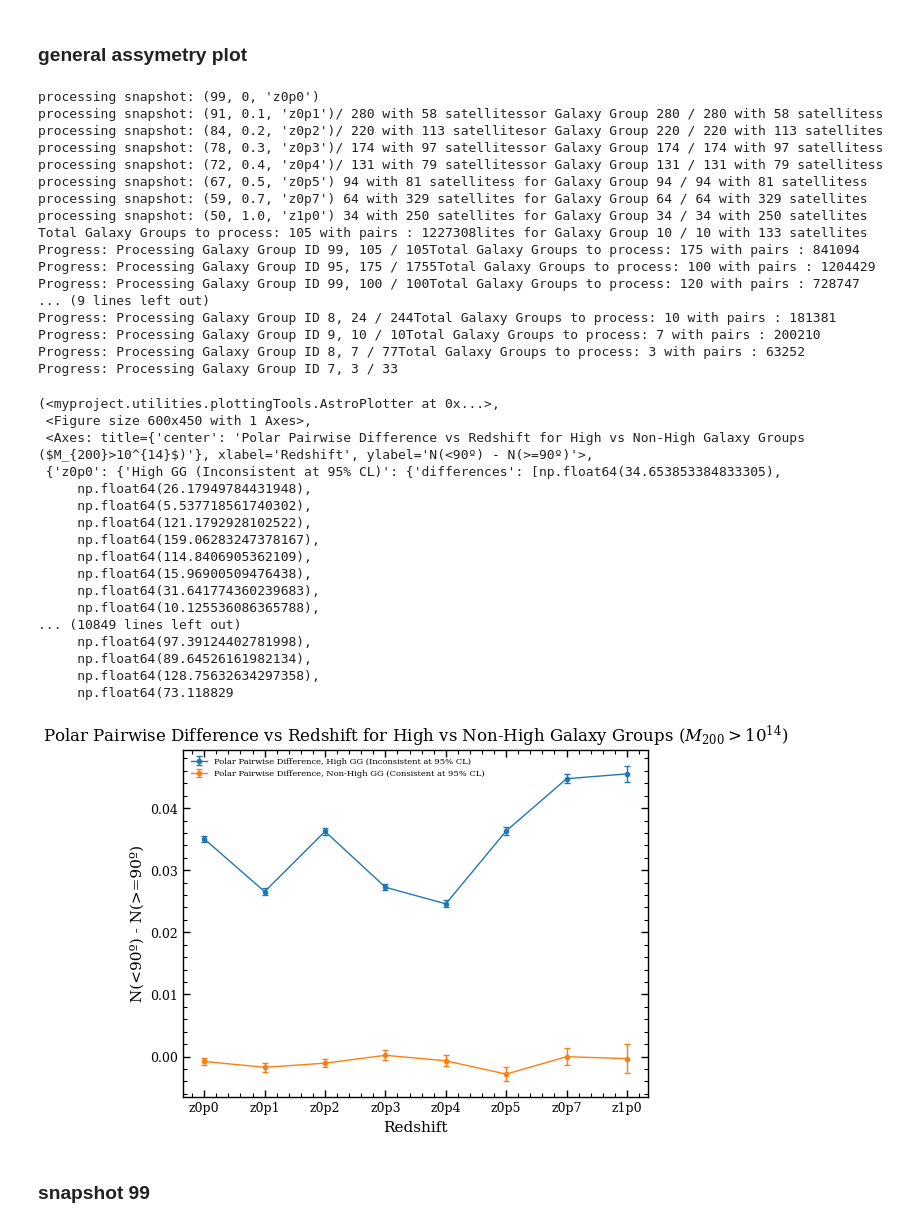
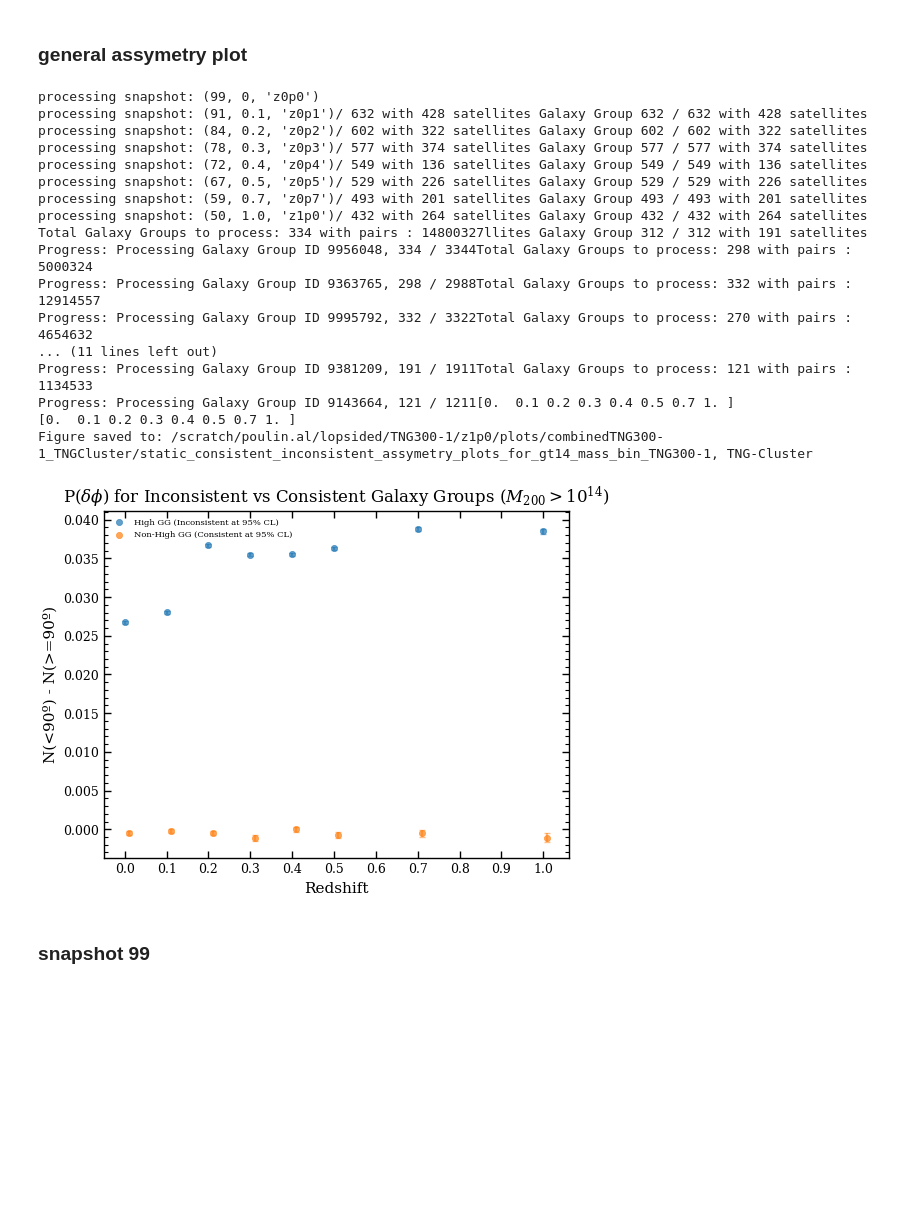
Before and after one commit to poulinal/sat-lopsidedness, a Jupyter notebook: src/myproject/redshiftGalaxyGroup-staticmassbins-combine300Cluster.ipynb, the cells around one changed output. Saved outputs shown, nothing was run; the diff lists cells and outputs as text; code cells hidden in the pictures; blank space fills up the shorter version.

Commit message:
as of wed may6, fine tuning plots

```diff
--- a/src/myproject/redshiftGalaxyGroup-staticmassbins-combine300Cluster.ipynb
+++ b/src/myproject/redshiftGalaxyGroup-staticmassbins-combine300Cluster.ipynb
@@ -846,10 +863,0 @@ Figure saved to: /scratch/poulin.al/lopsided/TNG300-1/z1p0/plots/static_percent_
-# %%
-galaxyAnalysisSnapshot = listRedshiftGalaxyAnalysis.getGalaxyAnalysisSnapshot(99)
-random_MRL_values = galaxyAnalysisSnapshot.filtered_gt13_ls13p5_list_of_galaxy_groups.compute_MRL_random_distribution_curves_for_LGG(
-            parallelize=False, num_samples=1000
-        )
-print(f"num galaxies in gt13 lt13p5: {galaxyAnalysisSnapshot.filtered_gt13_ls13p5_list_of_galaxy_groups.getNumGalaxyGroups()}")
-(f99, c99, n99, _), _, _ = galaxyAnalysisSnapshot.getPercentOfClustersAboveRandomMRLCL(
-            galaxyAnalysisSnapshot.filtered_gt13_ls13p5_list_of_galaxy_groups, percentageMRL=90, random_mrl_values=random_MRL_values
-        )
-print(f99, c99, n99)
@@ -895,7 +899,7 @@ for snapshot in SnapshotEnum.getAllSnapshots():
         continue  # too high redshift
 
     print(f"Processing snapshot {snapshot[0]}...")
-    galaxyAnalysisSnapshot = listRedshiftGalaxyAnalysis.getGalaxyAnalysisSnapshot(snapshot[0])
+    galaxyAnalysisSnapshot = getListRedshiftGalaxyAnalysisForSnap(snapshot[0])
 
 
     mass_bins = [
@@ -1188,7 +1198,7 @@ for snapshot in SnapshotEnum.getAllSnapshots():
     if snapshot[0] < 45:
         continue #too high redshift
     print(f"Processing snapshot {snapshot[0]}...")
-    galaxyAnalysisSnapshot = listRedshiftGalaxyAnalysis.getGalaxyAnalysisSnapshot(snapshot[0])
+    galaxyAnalysisSnapshot = getListRedshiftGalaxyAnalysisForSnap(snapshot[0])
     mass_bins = [
         galaxyAnalysisSnapshot.filtered_gt13_ls13p5_list_of_galaxy_groups,
         galaxyAnalysisSnapshot.filtered_gt13p5_ls14_list_of_galaxy_groups,
@@ -1196,7 +1206,7 @@ for snapshot in SnapshotEnum.getAllSnapshots():
         galaxyAnalysisSnapshot.filtered_gt14p5_ls15_list_of_galaxy_groups,
         galaxyAnalysisSnapshot.filtered_gt15_list_of_galaxy_groups,
     ]
-    redshifts.append(galaxyAnalysisSnapshot.snapshot_dic[snapshot[0]][1])
+    redshifts.append(snapshot[1])
     redshift_mass_bins.append(mass_bins)
 
 polarPairwiseDifference_plotter, polarPairwiseDifference_fig, polarPairwiseDifference_ax, polar_pairwise_by_type_by_redshift = asymetryPlots(redshifts, listRedshiftGG=redshift_mass_bins, listGGLabels=mass_bin_labels, plotRows=1, plotCols=1)
@@ -1648,14 +1673,14 @@ def getConsistentInconsistentAssymetryPlots(
     for snapshot_enum in allSnapshotEnums:
         snapshot_num = snapshot_enum[0]
         print(f"processing snapshot: {snapshot_enum}")
-        galaxyAnalysisSnapshot = listRedshiftGalaxyAnalysis.getGalaxyAnalysisSnapshot(snapshot_num)
+        galaxyAnalysisSnapshot = getListRedshiftGalaxyAnalysisForSnap(snapshot_num)
         mass_bin = mass_bin_getter(galaxyAnalysisSnapshot)
         if mass_bin.getNumGalaxyGroups() == 0:
             continue
 
         random_MRL_values = mass_bin.compute_MRL_random_distribution_curves_for_LGG(
             parallelize=False,
-            num_samples=100000,
+            num_samples=1000,
         )
         MRL_values = mass_bin.compute_probablity_distribution_of_MRL_directionality(parallelize=False)
 
@@ -1676,7 +1701,7 @@ def getConsistentInconsistentAssymetryPlots(
         high_list_galaxy_groups = ListGalaxyGroup(high_galaxy_groups)
         non_high_list_galaxy_groups = ListGalaxyGroup(non_high_galaxy_groups)
 
-        redshifts.append(galaxyAnalysisSnapshot.snapshot_dic[snapshot_num][1])
+        redshifts.append(snapshot_enum[1])
         redshift_mass_bins.append([high_list_galaxy_groups, non_high_list_galaxy_groups])
 
     panel_title = title if title is not None else (
@@ -1701,49 +1726,37 @@ def getConsistentInconsistentAssymetryPlots(
     return assymetry_plotter, assymetry_fig, assymetry_ax, assymetry_by_type_by_redshift
 # %%
 snapshotsAbove50 = [s for s in SnapshotEnum.getAllSnapshots() if s[0] >= 50]
-getConsistentInconsistentAssymetryPlots(
+consistent_inconsistent_assymetry_plotter, consistent_inconsistent_assymetry_fig, consistent_inconsistent_assymetry_ax, consistent_inconsistent_assymetry_by_type_by_redshift = getConsistentInconsistentAssymetryPlots(
     listRedshiftGalaxyAnalysis=listRedshiftGalaxyAnalysis,
     allSnapshotEnums=snapshotsAbove50,
     mass_bin_getter=lambda snapshot: snapshot.filtered_gt14_list_of_galaxy_groups,
     mass_bin_label='$M_{200}>10^{14}$',
     percentageMRL=95,
 )
+
+consistent_inconsistent_assymetry_plotter.save_figure(
+    consistent_inconsistent_assymetry_fig,
+    galaxyAnalysisSnapshot.scratchPlotDirc    + f'/static_consistent_inconsistent_assymetry_plots_for_gt14_mass_bin_{galaxyAnalysisSnapshot.sim}{galaxyAnalysisSnapshot.plotEndingFormat}',
+)
 # %% [output]
 processing snapshot: (99, 0, 'z0p0')
-processing snapshot: (91, 0.1, 'z0p1')/ 280 with 58 satellitessor Galaxy Group 280 / 280 with 58 satellitess
-processing snapshot: (84, 0.2, 'z0p2')/ 220 with 113 satellitesor Galaxy Group 220 / 220 with 113 satellites
-processing snapshot: (78, 0.3, 'z0p3')/ 174 with 97 satellitessor Galaxy Group 174 / 174 with 97 satellitess
-processing snapshot: (72, 0.4, 'z0p4')/ 131 with 79 satellitessor Galaxy Group 131 / 131 with 79 satellitess
-processing snapshot: (67, 0.5, 'z0p5') 94 with 81 satellitess for Galaxy Group 94 / 94 with 81 satellitess
-processing snapshot: (59, 0.7, 'z0p7') 64 with 329 satellites for Galaxy Group 64 / 64 with 329 satellites
-processing snapshot: (50, 1.0, 'z1p0') 34 with 250 satellites for Galaxy Group 34 / 34 with 250 satellites
-Total Galaxy Groups to process: 105 with pairs : 1227308lites for Galaxy Group 10 / 10 with 133 satellites
-Progress: Processing Galaxy Group ID 99, 105 / 105Total Galaxy Groups to process: 175 with pairs : 841094
-Progress: Processing Galaxy Group ID 95, 175 / 1755Total Galaxy Groups to process: 100 with pairs : 1204429
-Progress: Processing Galaxy Group ID 99, 100 / 100Total Galaxy Groups to process: 120 with pairs : 728747
-... (9 lines left out)
-Progress: Processing Galaxy Group ID 8, 24 / 244Total Galaxy Groups to process: 10 with pairs : 181381
-Progress: Processing Galaxy Group ID 9, 10 / 10Total Galaxy Groups to process: 7 with pairs : 200210
-Progress: Processing Galaxy Group ID 8, 7 / 77Total Galaxy Groups to process: 3 with pairs : 63252
-Progress: Processing Galaxy Group ID 7, 3 / 33
+processing snapshot: (91, 0.1, 'z0p1')/ 632 with 428 satellites Galaxy Group 632 / 632 with 428 satellites
+processing snapshot: (84, 0.2, 'z0p2')/ 602 with 322 satellites Galaxy Group 602 / 602 with 322 satellites
+processing snapshot: (78, 0.3, 'z0p3')/ 577 with 374 satellites Galaxy Group 577 / 577 with 374 satellites
+processing snapshot: (72, 0.4, 'z0p4')/ 549 with 136 satellites Galaxy Group 549 / 549 with 136 satellites
+processing snapshot: (67, 0.5, 'z0p5')/ 529 with 226 satellites Galaxy Group 529 / 529 with 226 satellites
+processing snapshot: (59, 0.7, 'z0p7')/ 493 with 201 satellites Galaxy Group 493 / 493 with 201 satellites
+processing snapshot: (50, 1.0, 'z1p0')/ 432 with 264 satellites Galaxy Group 432 / 432 with 264 satellites
+Total Galaxy Groups to process: 334 with pairs : 14800327llites Galaxy Group 312 / 312 with 191 satellites
+Progress: Processing Galaxy Group ID 9956048, 334 / 3344Total Galaxy Groups to process: 298 with pairs : 5000324
+Progress: Processing Galaxy Group ID 9363765, 298 / 2988Total Galaxy Groups to process: 332 with pairs : 12914557
+Progress: Processing Galaxy Group ID 9995792, 332 / 3322Total Galaxy Groups to process: 270 with pairs : 4654632
+... (11 lines left out)
+Progress: Processing Galaxy Group ID 9381209, 191 / 1911Total Galaxy Groups to process: 121 with pairs : 1134533
+Progress: Processing Galaxy Group ID 9143664, 121 / 1211[0.  0.1 0.2 0.3 0.4 0.5 0.7 1. ]
+[0.  0.1 0.2 0.3 0.4 0.5 0.7 1. ]
+Figure saved to: /scratch/poulin.al/lopsided/TNG300-1/z1p0/plots/combinedTNG300-1_TNGCluster/static_consistent_inconsistent_assymetry_plots_for_gt14_mass_bin_TNG300-1, TNG-Cluster
-(<myproject.utilities.plottingTools.AstroPlotter at 0x...>,
- <Figure size 600x450 with 1 Axes>,
- <Axes: title={'center': 'Polar Pairwise Difference vs Redshift for High vs Non-High Galaxy Groups ($M_{200}>10^{14}$)'}, xlabel='Redshift', ylabel='N(<90º) - N(>=90º)'>,
- {'z0p0': {'High GG (Inconsistent at 95% CL)': {'differences': [np.float64(34.653853384833305),
-     np.float64(26.17949784431948),
-     np.float64(5.537718561740302),
-     np.float64(121.1792928102522),
-     np.float64(159.06283247378167),
-     np.float64(114.8406905362109),
-     np.float64(15.96900509476438),
-     np.float64(31.641774360239683),
-     np.float64(10.125536086365788),
-... (10849 lines left out)
-     np.float64(97.39124402781998),
-     np.float64(89.64526161982134),
-     np.float64(128.75632634297358),
-     np.float64(73.118829
-[figure, old version]
+[figure, new version]
 # %% [markdown]
 ### snapshot 99
 # %%
```
Also changed, not shown: parts of 23 cells of this notebook, 5 other files.
